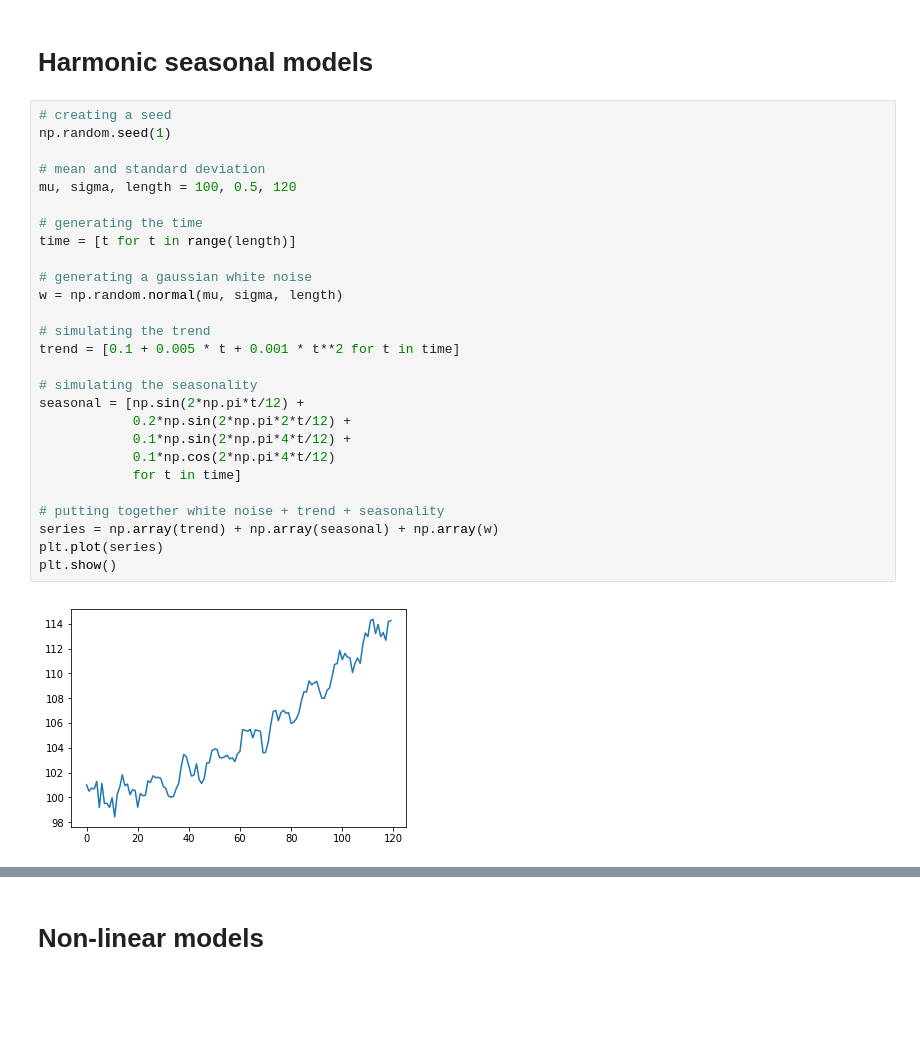
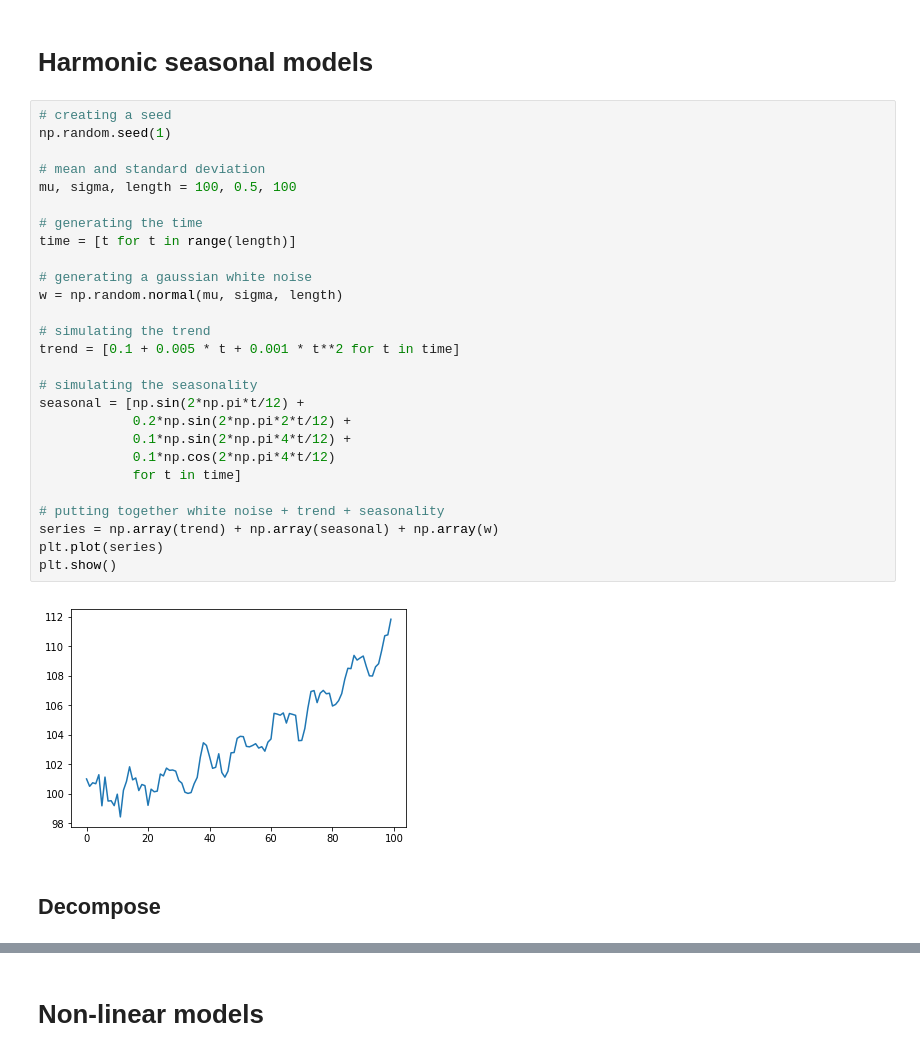
Before and after one commit to jamissonfreitas/IN1167, a Jupyter notebook: Cap5.ipynb, the cells around one changed output, grey strips where cells are left out. Drawn from its saved outputs; the diff is of its cells as text; blank space fills up the shorter version.

```diff
--- a/Cap5.ipynb
+++ b/Cap5.ipynb
@@ -49,29 +114,31 @@ plt.show()
 # %%
 # creating a seed
 np.random.seed(1)
 
 # mean and standard deviation
-mu, sigma, length = 100, 0.5, 120
+mu, sigma, length = 100, 0.5, 100
 
 # generating the time
 time = [t for t in range(length)]
 
 # generating a gaussian white noise
 w = np.random.normal(mu, sigma, length)
 
 # simulating the trend
 trend = [0.1 + 0.005 * t + 0.001 * t**2 for t in time]
 
 # simulating the seasonality
 seasonal = [np.sin(2*np.pi*t/12) +
             0.2*np.sin(2*np.pi*2*t/12) +
             0.1*np.sin(2*np.pi*4*t/12) +
             0.1*np.cos(2*np.pi*4*t/12)
             for t in time]
 
 # putting together white noise + trend + seasonality
 series = np.array(trend) + np.array(seasonal) + np.array(w)
 plt.plot(series)
 plt.show()
 # %% [output]
-[figure, old version]
+[figure, new version]
+# %% [markdown]
+## Decompose
```
Also changed, not shown: parts of 17 cells of this notebook.
